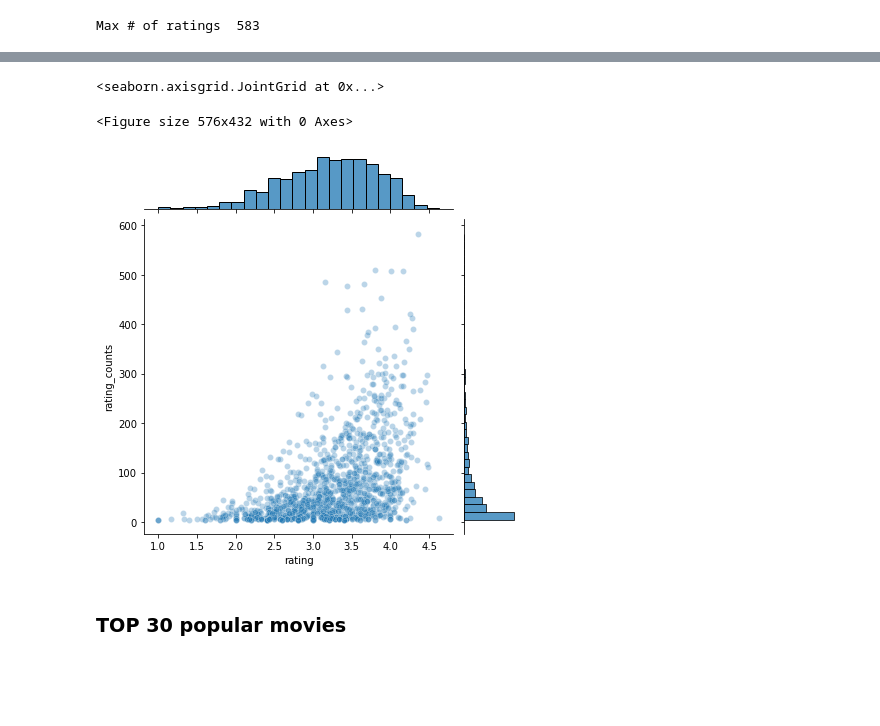
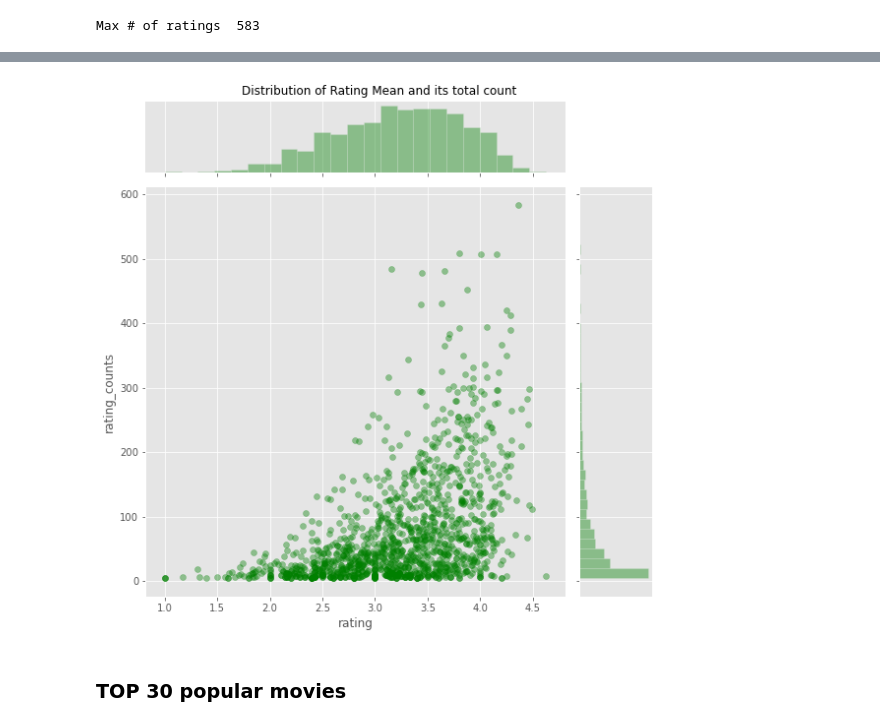
Before and after one commit to rsharm18/DSC478_final_Project, a Jupyter notebook: final_project_final.ipynb, the cells around one changed output, grey strips where cells are left out. Cells and saved outputs as stored; diff of their text form; code cells hidden in the pictures; blank space fills up the shorter version.

```diff
--- a/final_project_final.ipynb
+++ b/final_project_final.ipynb
@@ -6,6 +6,7 @@ import pandas as pd
 import numpy as np
 import graphviz
 import matplotlib.pyplot as plt
+plt.style.use('ggplot')
 %matplotlib inline
 import pylab as pl
 
@@ -27,4 +28,7 @@ from matplotlib import cm
 from math import sqrt
 from Util import *
 from IPython.display import display, HTML
+
+##conda install tabulate
+#pip install mlxtend
 # %% [output]
@@ -537,11 +544,11 @@ ratings_mean_count['rating'].hist(bins=50)
 # %%
-plt.figure(figsize=(8,6))
-plt.rcParams['patch.force_edgecolor'] = True
-sns.jointplot(x='rating', y='rating_counts', data=ratings_mean_count, alpha=0.3)
+# #plt.figure(figsize=(30,20))
+# plt.rcParams['patch.force_edgecolor'] = True
+p = sns.jointplot(x='rating', y='rating_counts', data=ratings_mean_count, alpha=0.39,height=8, color="green")
+p.fig.suptitle("Distribution of Rating Mean and its total count")
+p.fig.subplots_adjust(top=0.95)
 # %% [output]
-<seaborn.axisgrid.JointGrid at 0x...>
-<Figure size 576x432 with 0 Axes>
-[figure, old version]
+[figure, new version]
 # %% [markdown]
 ### TOP 30 popular movies
 # %%
```
Also changed, not shown: parts of 43 cells of this notebook.
